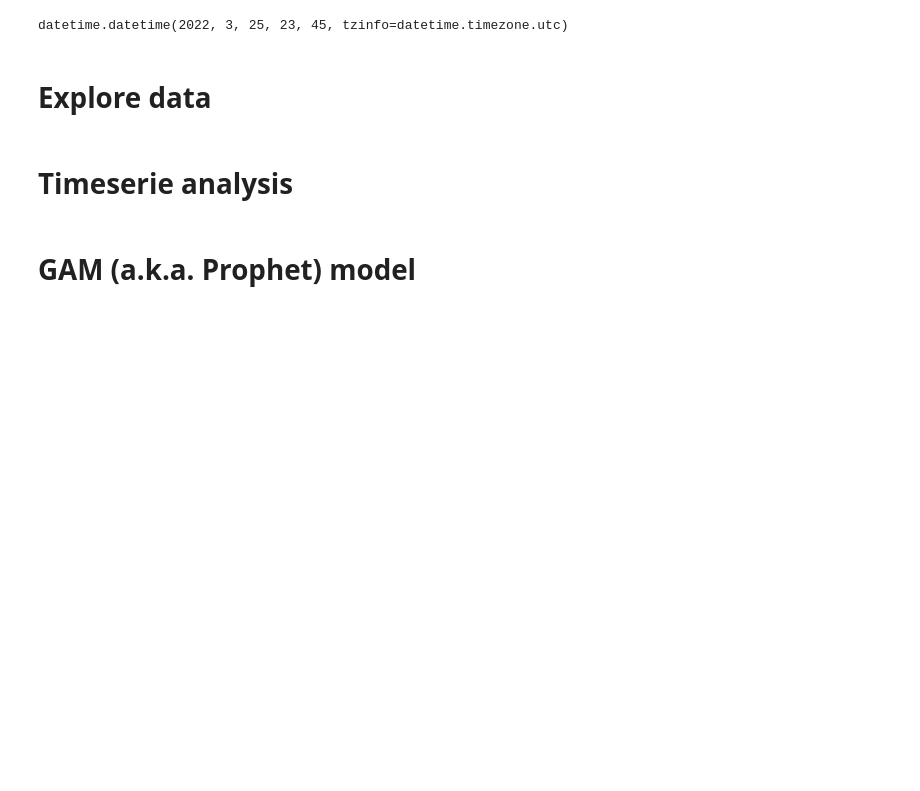
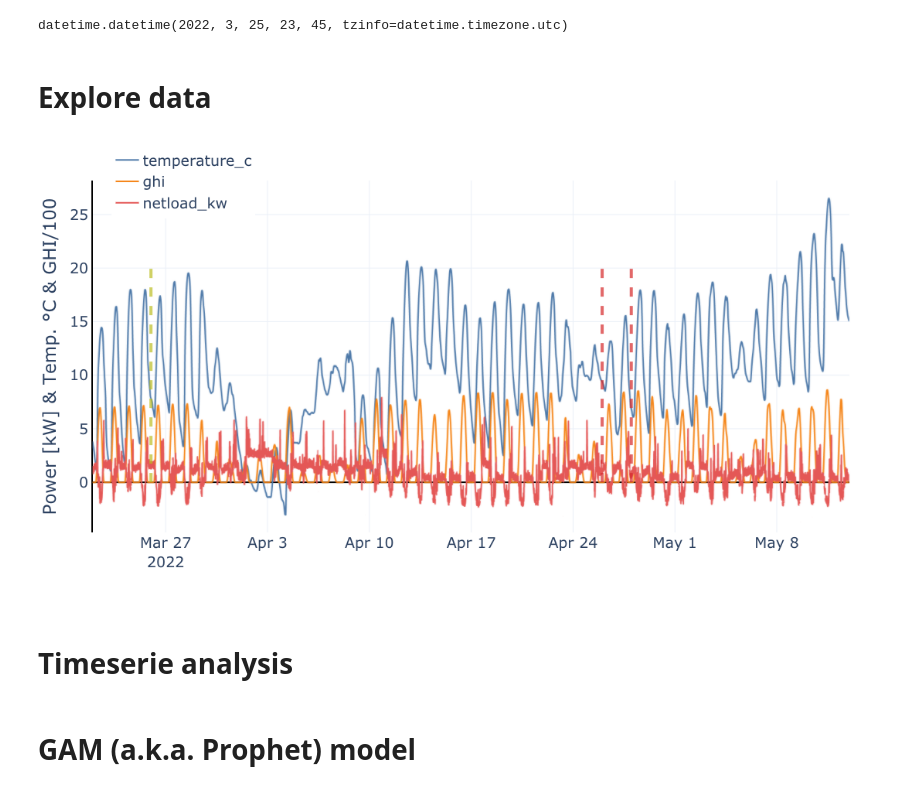
Before and after one commit to Jonathan56/supplementary_thesis, a Jupyter notebook: 4_chapter/Forecast v3.0.ipynb, the cells around one changed output. Drawn from its saved outputs; the diff is of its cells as text; code cells hidden in the pictures; blank space fills up the shorter version.

```diff
--- a/4_chapter/Forecast v3.0.ipynb
+++ b/4_chapter/Forecast v3.0.ipynb
@@ -96,35 +98,37 @@ fig.add_shape(
  line={'dash': 'dash', 'width': 4,
        'color': 'rgba(214, 39, 40, 0.7)'})
 
 fig.add_shape(
  type='line',
  x0=end_training + deltat + nb_horizon * (deltat + horizon),
  x1=end_training + deltat + nb_horizon * (deltat + horizon),
  y0=0, y1=20,
  line={'dash': 'dash', 'width': 4,
        'color': 'rgba(214, 39, 40, 0.7)'})
 
 fig.add_shape(
  type='line',
  x0=start_training,
  x1=start_training,
  y0=0, y1=20,
  line={'dash': 'dash', 'width': 4,
        'color': 'rgba(188, 189, 34, 0.7)'})
 
 fig.update_layout(
     layout,
     height=600,
     width=1100,
     showlegend=True,
     legend={"x": 0.025, "y": 1.1},
     legend_title="",
     xaxis_title="",
     yaxis_title="Power [kW] & Temp. °C & GHI/100",
     yaxis_showline=True, yaxis_linewidth=2, yaxis_linecolor='black',
     xaxis_showline=False, xaxis_linewidth=2, xaxis_linecolor='black',
-    xaxis_tickangle=0, xaxis_rangeslider_visible=True)
-fig.show()
+    xaxis_tickangle=0, xaxis_rangeslider_visible=False)
+fig.show(renderer="png")
+# %% [output]
+[figure, added]
 # %% [markdown]
 # Timeserie analysis
 # %%
```
Also changed, not shown: parts of 15 cells of this notebook, 1 other file.
